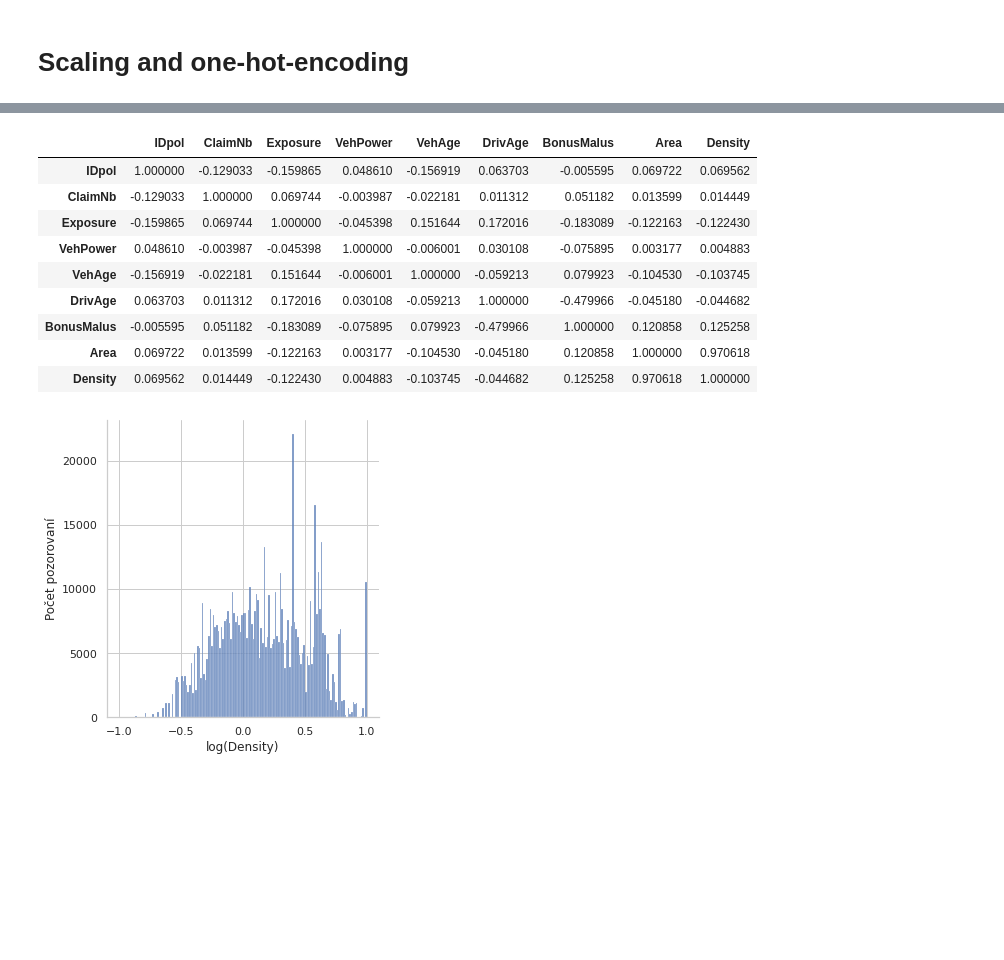
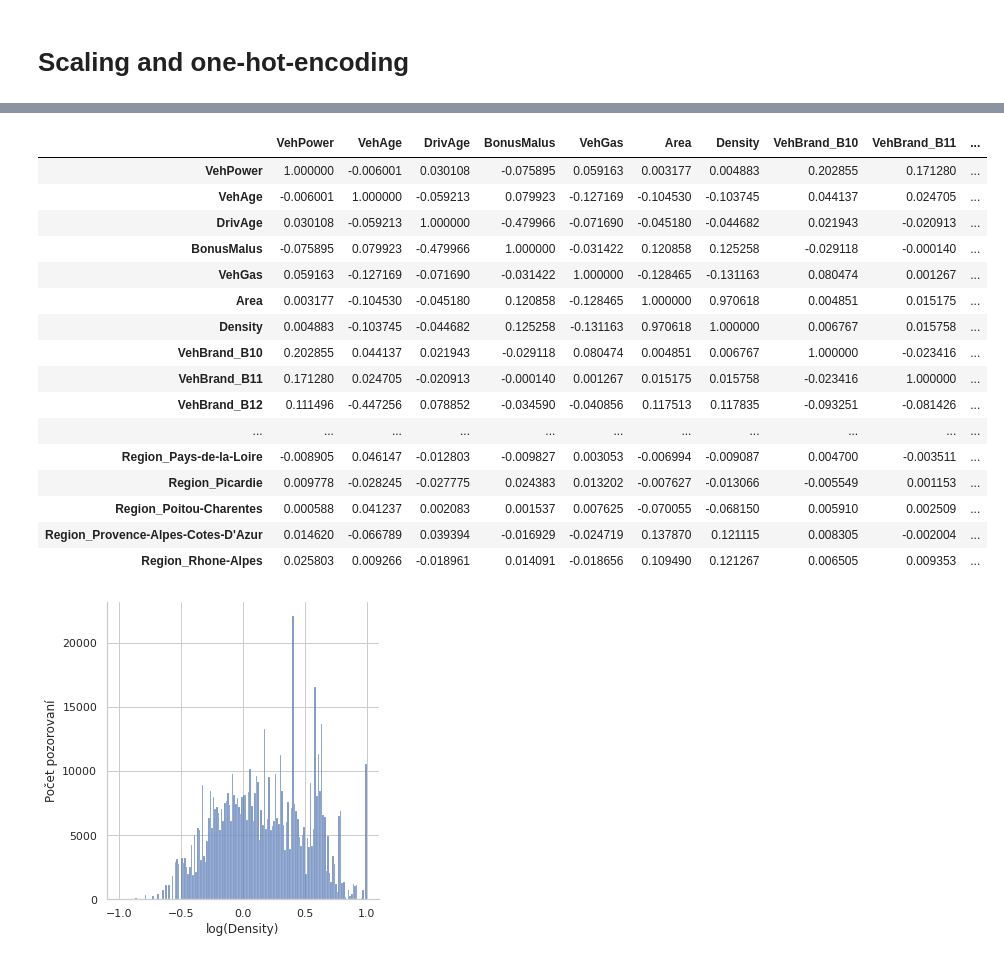
Before and after one commit to jademuun/car_insurance_MTPL, a Jupyter notebook: preprocessing.ipynb, the cells around one changed output, grey strips where cells are left out. Saved outputs shown, nothing was run; the diff lists cells and outputs as text; code cells hidden in the pictures; blank space fills up the shorter version.

```diff
--- a/preprocessing.ipynb
+++ b/preprocessing.ipynb
@@ -377,13 +368,0 @@ claim = claim.drop('minmaxlogdense', axis = 1)
-# %%
-claim.corr()
-# %% [output]
-|  | IDpol | ClaimNb | Exposure | VehPower | VehAge | DrivAge | BonusMalus | Area | Density |
-| IDpol | 1.000000 | -0.129033 | -0.159865 | 0.048610 | -0.156919 | 0.063703 | -0.005595 | 0.069722 | 0.069562 |
-| ClaimNb | -0.129033 | 1.000000 | 0.069744 | -0.003987 | -0.022181 | 0.011312 | 0.051182 | 0.013599 | 0.014449 |
-| Exposure | -0.159865 | 0.069744 | 1.000000 | -0.045398 | 0.151644 | 0.172016 | -0.183089 | -0.122163 | -0.122430 |
-| VehPower | 0.048610 | -0.003987 | -0.045398 | 1.000000 | -0.006001 | 0.030108 | -0.075895 | 0.003177 | 0.004883 |
-| VehAge | -0.156919 | -0.022181 | 0.151644 | -0.006001 | 1.000000 | -0.059213 | 0.079923 | -0.104530 | -0.103745 |
-| DrivAge | 0.063703 | 0.011312 | 0.172016 | 0.030108 | -0.059213 | 1.000000 | -0.479966 | -0.045180 | -0.044682 |
-| BonusMalus | -0.005595 | 0.051182 | -0.183089 | -0.075895 | 0.079923 | -0.479966 | 1.000000 | 0.120858 | 0.125258 |
-| Area | 0.069722 | 0.013599 | -0.122163 | 0.003177 | -0.104530 | -0.045180 | 0.120858 | 1.000000 | 0.970618 |
-| Density | 0.069562 | 0.014449 | -0.122430 | 0.004883 | -0.103745 | -0.044682 | 0.125258 | 0.970618 | 1.000000 |
@@ -390,3 +371,23 @@ claim.corr()
+# %%
+claim.drop(['IDpol', 'ClaimNb', 'Exposure'], axis = 1).corr()
+# %% [output]
+|  | VehPower | VehAge | DrivAge | BonusMalus | VehGas | Area | Density | VehBrand_B10 | VehBrand_B11 | ... |
+| VehPower | 1.000000 | -0.006001 | 0.030108 | -0.075895 | 0.059163 | 0.003177 | 0.004883 | 0.202855 | 0.171280 | ... |
+| VehAge | -0.006001 | 1.000000 | -0.059213 | 0.079923 | -0.127169 | -0.104530 | -0.103745 | 0.044137 | 0.024705 | ... |
+| DrivAge | 0.030108 | -0.059213 | 1.000000 | -0.479966 | -0.071690 | -0.045180 | -0.044682 | 0.021943 | -0.020913 | ... |
+| BonusMalus | -0.075895 | 0.079923 | -0.479966 | 1.000000 | -0.031422 | 0.120858 | 0.125258 | -0.029118 | -0.000140 | ... |
+| VehGas | 0.059163 | -0.127169 | -0.071690 | -0.031422 | 1.000000 | -0.128465 | -0.131163 | 0.080474 | 0.001267 | ... |
+| Area | 0.003177 | -0.104530 | -0.045180 | 0.120858 | -0.128465 | 1.000000 | 0.970618 | 0.004851 | 0.015175 | ... |
+| Density | 0.004883 | -0.103745 | -0.044682 | 0.125258 | -0.131163 | 0.970618 | 1.000000 | 0.006767 | 0.015758 | ... |
+| VehBrand_B10 | 0.202855 | 0.044137 | 0.021943 | -0.029118 | 0.080474 | 0.004851 | 0.006767 | 1.000000 | -0.023416 | ... |
+| VehBrand_B11 | 0.171280 | 0.024705 | -0.020913 | -0.000140 | 0.001267 | 0.015175 | 0.015758 | -0.023416 | 1.000000 | ... |
+| VehBrand_B12 | 0.111496 | -0.447256 | 0.078852 | -0.034590 | -0.040856 | 0.117513 | 0.117835 | -0.093251 | -0.081426 | ... |
+| ... | ... | ... | ... | ... | ... | ... | ... | ... | ... | ... |
+| Region_Pays-de-la-Loire | -0.008905 | 0.046147 | -0.012803 | -0.009827 | 0.003053 | -0.006994 | -0.009087 | 0.004700 | -0.003511 | ... |
+| Region_Picardie | 0.009778 | -0.028245 | -0.027775 | 0.024383 | 0.013202 | -0.007627 | -0.013066 | -0.005549 | 0.001153 | ... |
+| Region_Poitou-Charentes | 0.000588 | 0.041237 | 0.002083 | 0.001537 | 0.007625 | -0.070055 | -0.068150 | 0.005910 | 0.002509 | ... |
+| Region_Provence-Alpes-Cotes-D'Azur | 0.014620 | -0.066789 | 0.039394 | -0.016929 | -0.024719 | 0.137870 | 0.121115 | 0.008305 | -0.002004 | ... |
+| Region_Rhone-Alpes | 0.025803 | 0.009266 | -0.018961 | 0.014091 | -0.018656 | 0.109490 | 0.121267 | 0.006505 | 0.009353 | ... |
 # %%
 # numerical we use min max scaler to map to interval [-1,1]
 claim[['VehAge', 'VehPower', 'DrivAge', 'Density', 'BonusMalus', 'Area']] = minmax.fit_transform(claim[['VehAge', 'VehPower', 'DrivAge', 'Density', 'BonusMalus', 'Area']])
```
Also changed, not shown: parts of 11 cells of this notebook.
